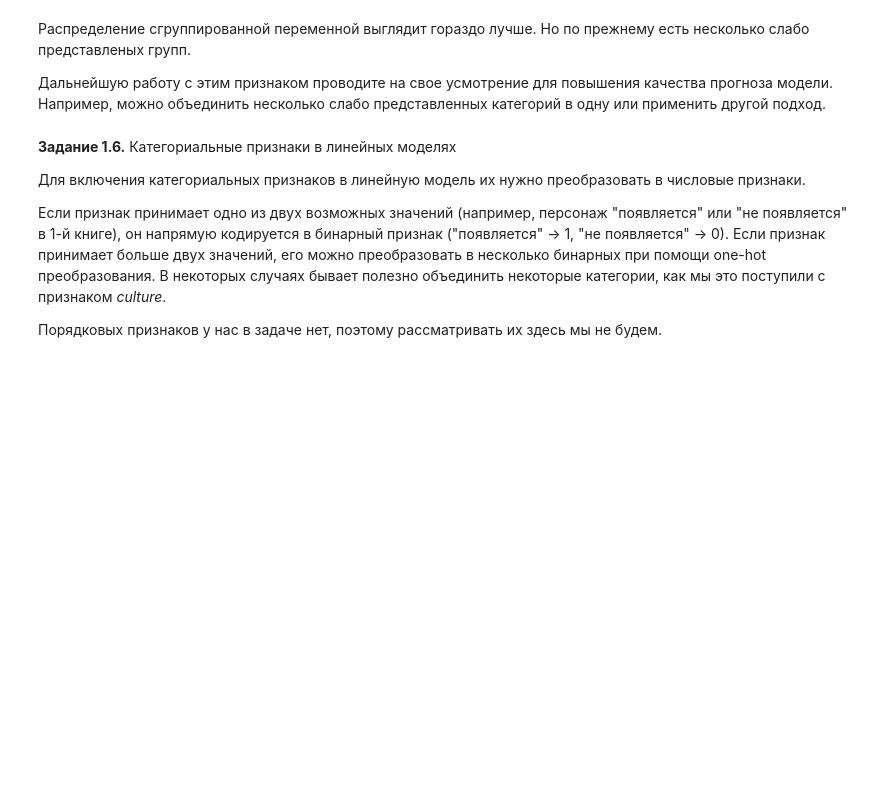
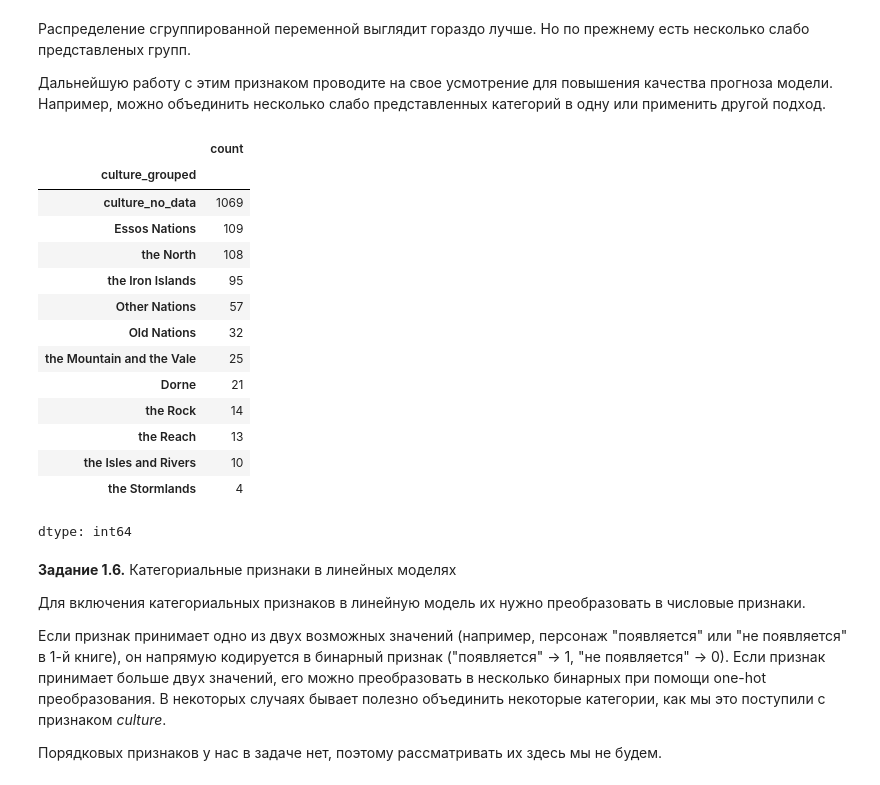
Before and after one commit to EgorOvechkin/EgorOvechkin.github.io, a Jupyter notebook: week_01_ml_intro/Homework/hw_1_game_of_thrones.ipynb, the cells around one changed output. Saved outputs shown, nothing was run; the diff lists cells and outputs as text; code cells hidden in the pictures; blank space fills up the shorter version.

```diff
--- a/week_01_ml_intro/Homework/hw_1_game_of_thrones.ipynb
+++ b/week_01_ml_intro/Homework/hw_1_game_of_thrones.ipynb
@@ -416,3 +416,21 @@ data["culture_grouped"] = data["culture_grouped"].fillna("culture_no_data")
 Распределение сгруппированной переменной выглядит гораздо лучше. Но по прежнему есть несколько слабо представленых групп.
 
 Дальнейшую работу с этим признаком проводите на свое усмотрение для повышения качества прогноза модели. Например, можно объединить несколько слабо представленных категорий в одну или применить другой подход.
+# %%
+data["culture_grouped"].value_counts()
+# %% [output]
+|  | count |
+| culture_grouped |  |
+| culture_no_data | 1069 |
+| Essos Nations | 109 |
+| the North | 108 |
+| the Iron Islands | 95 |
+| Other Nations | 57 |
+| Old Nations | 32 |
+| the Mountain and the Vale | 25 |
+| Dorne | 21 |
+| the Rock | 14 |
+| the Reach | 13 |
+| the Isles and Rivers | 10 |
+| the Stormlands | 4 |
+dtype: int64
```
Also changed, not shown: parts of 3 cells of this notebook.
